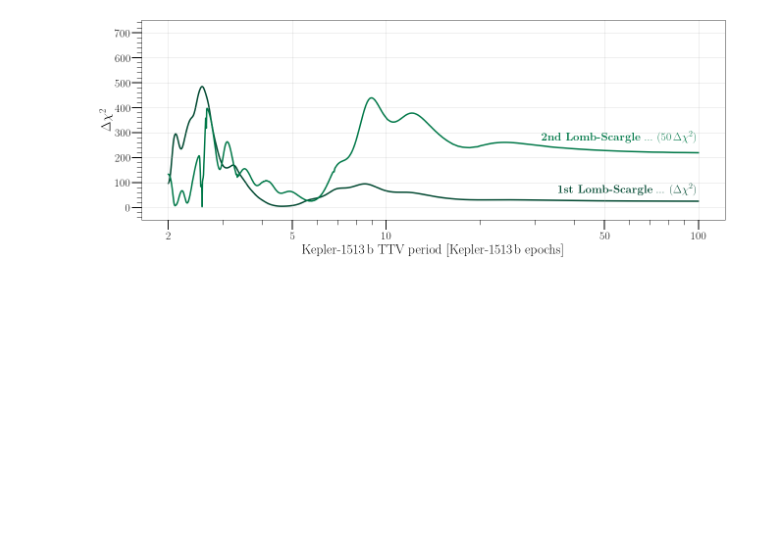
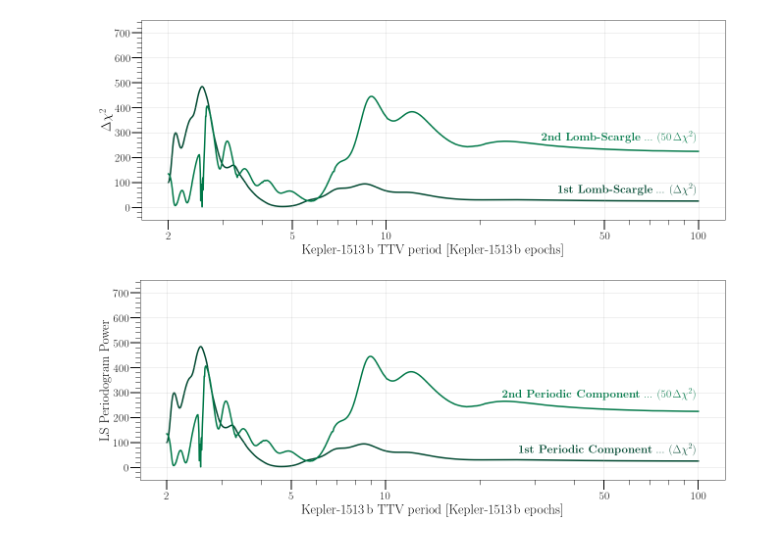
Before and after one commit to dyahalomi/Kepler1513, a Jupyter notebook: lombscargle/make_lombscargle_2waves.ipynb, the cells around one changed output. Saved outputs shown, nothing was run; the diff lists cells and outputs as text; code cells hidden in the pictures; blank space fills up the shorter version.

```diff
--- a/lombscargle/make_lombscargle_2waves.ipynb
+++ b/lombscargle/make_lombscargle_2waves.ipynb
@@ -354,3 +285,42 @@ plt.tight_layout()
 plt.show()
 # %% [output]
 [figure]
+# %%
+fig, ax = plt.subplots(1, figsize=[18, 7])
+
+
+ax.plot(Pgrid, 50*np.array(chisq_grid), color="#007848", ls='-', lw=3)
+ax.plot(Pgrid, chisq_grid_fast, color="#004830", lw=3, ls='-', zorder=-100)
+
+
+ax.set_xlabel(r'Kepler-1513\,b TTV period [Kepler-1513\,b epochs]', fontsize=27)
+ax.set_ylabel(r'LS Periodogram Power', fontsize=27)
+
+ax.set_xscale('log')
+
+
+ax.grid(visible=True, alpha=0.5)
+ax.set_xticks([2, 5, 10, 50, 100])
+ax.get_xaxis().set_major_formatter(matplotlib.ticker.ScalarFormatter())
+
+
+ax.text(99, 280, r'\textbf{2nd Periodic Component} ... (50\,$\Delta \chi^2$)', color = '#007848', fontsize=23, horizontalalignment='right')
+ax.text(99, 60, r'\textbf{1st Periodic Component} ... ($\Delta \chi^2$)', color = '#004830', fontsize=23, horizontalalignment='right')
+
+#ax.text(6, 530, r'\textbf{Lomb-Scargle Periodogram}', color = 'k', fontsize=27, horizontalalignment='center')
+
+# We change the length of ticks
+ax.tick_params('both', length=20, width=2, which='major')
+ax.tick_params('both', length=10, width=1, which='minor')
+ax.minorticks_on()
+
+plt.ylim(-50, 750)
+
+
+
+plt.tight_layout()
+plt.savefig('periodogram_2ttvs_twitter.pdf')
+
+plt.show()
+# %% [output]
+[figure, added]
```
Also changed, not shown: parts of 21 cells of this notebook.
